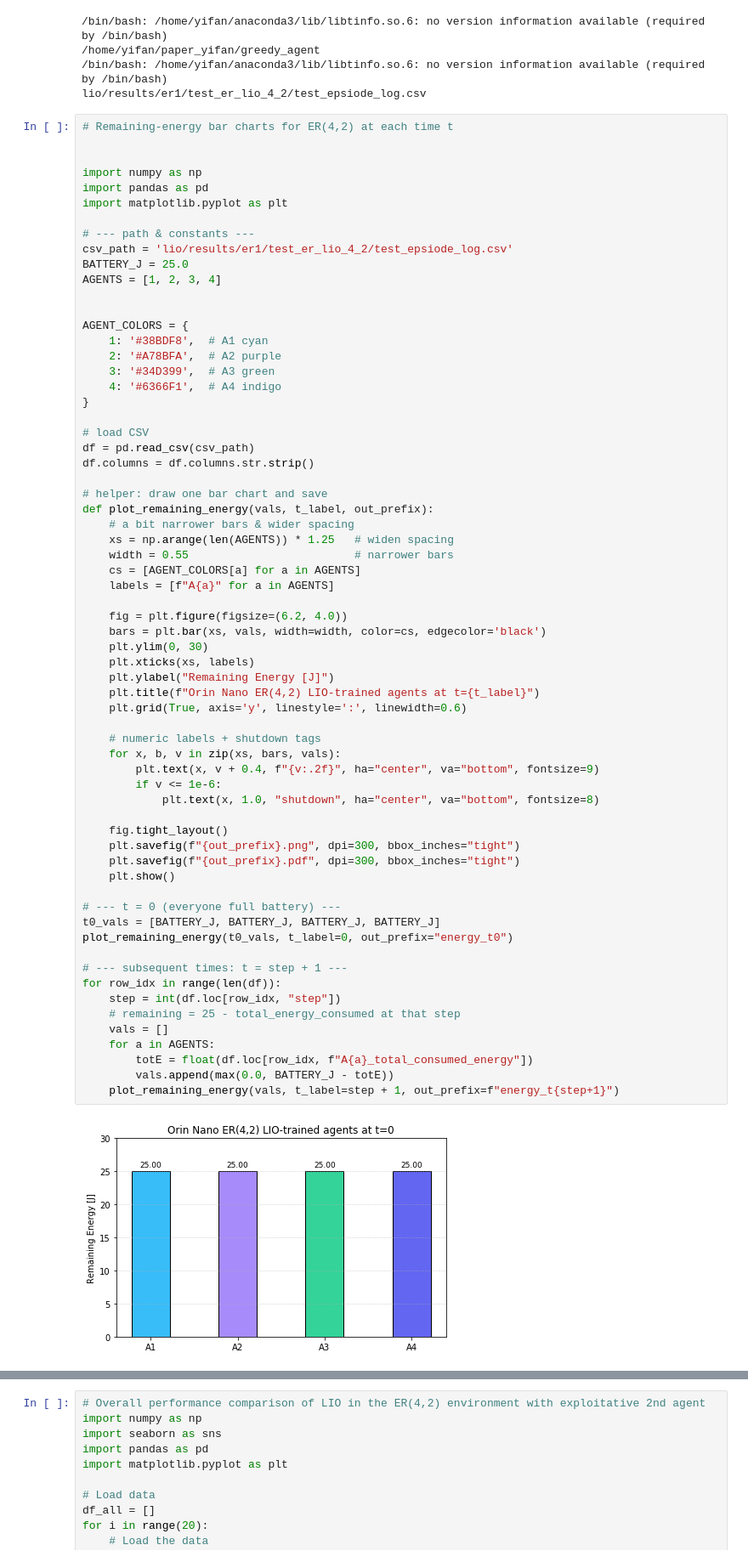
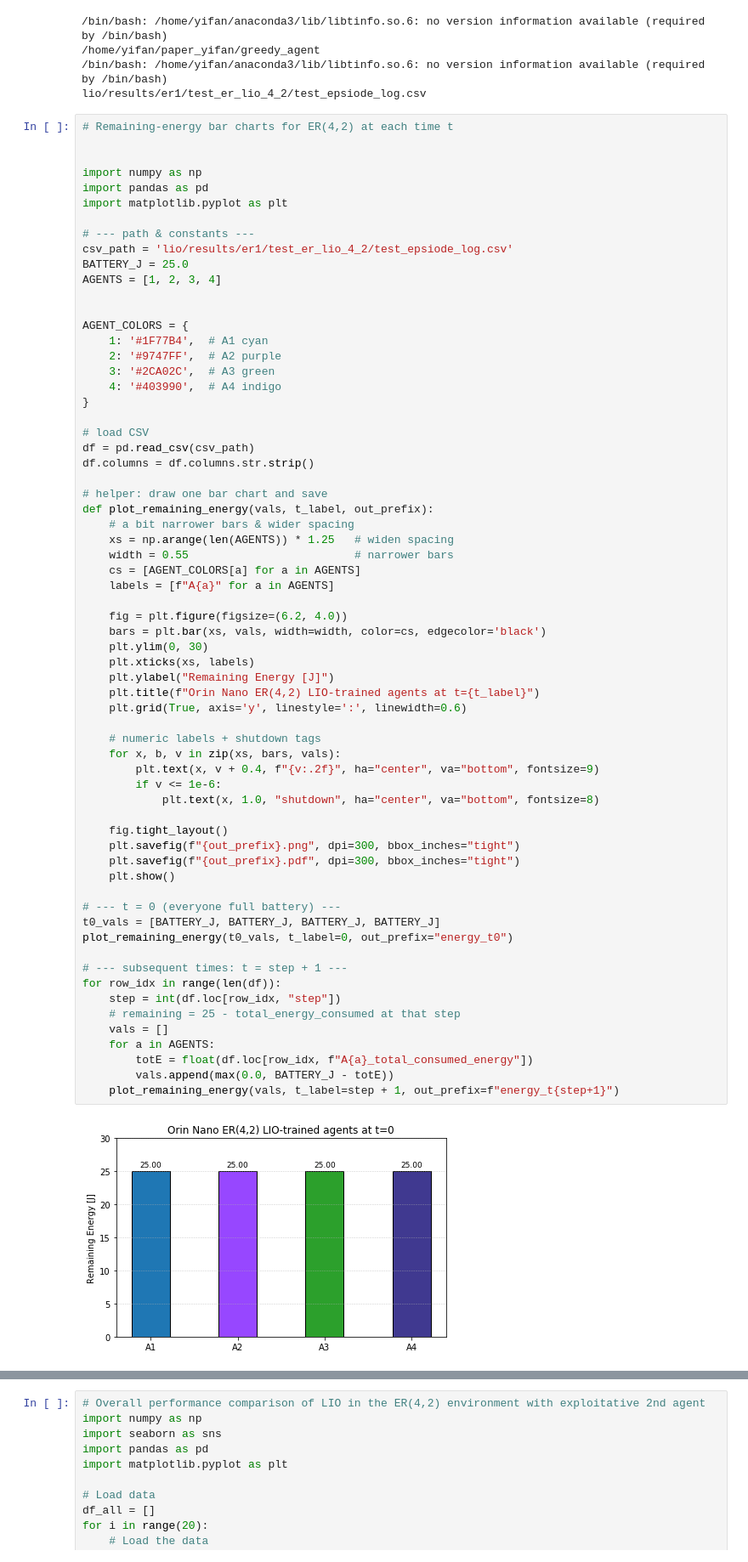
Before and after one commit to UCR-Intelligent-Robotics-Lab/greedy_agent, a Jupyter notebook: plot_ER42_REFiNE.ipynb, the cells around one changed output, grey strips where cells are left out. Shown at 85% size. Drawn from its saved outputs; the diff is of its cells as text.

```diff
--- a/plot_ER42_REFiNE.ipynb
+++ b/plot_ER42_REFiNE.ipynb
@@ -143,10 +143,10 @@ AGENTS = [1, 2, 3, 4]
 
 
 AGENT_COLORS = {
-    1: '#38BDF8',  # A1 cyan
-    2: '#A78BFA',  # A2 purple
-    3: '#34D399',  # A3 green
-    4: '#6366F1',  # A4 indigo
+    1: '#1F77B4',  # A1 cyan
+    2: '#9747FF',  # A2 purple
+    3: '#2CA02C',  # A3 green
+    4: '#403990',  # A4 indigo
 }
 
 # load CSV
@@ -167,31 +167,31 @@ def plot_remaining_energy(vals, t_label, out_prefix):
     plt.xticks(xs, labels)
     plt.ylabel("Remaining Energy [J]")
     plt.title(f"Orin Nano ER(4,2) LIO-trained agents at t={t_label}")
     plt.grid(True, axis='y', linestyle=':', linewidth=0.6)
 
     # numeric labels + shutdown tags
     for x, b, v in zip(xs, bars, vals):
         plt.text(x, v + 0.4, f"{v:.2f}", ha="center", va="bottom", fontsize=9)
         if v <= 1e-6:
             plt.text(x, 1.0, "shutdown", ha="center", va="bottom", fontsize=8)
 
     fig.tight_layout()
     plt.savefig(f"{out_prefix}.png", dpi=300, bbox_inches="tight")
     plt.savefig(f"{out_prefix}.pdf", dpi=300, bbox_inches="tight")
     plt.show()
 
 # --- t = 0 (everyone full battery) ---
 t0_vals = [BATTERY_J, BATTERY_J, BATTERY_J, BATTERY_J]
 plot_remaining_energy(t0_vals, t_label=0, out_prefix="energy_t0")
 
 # --- subsequent times: t = step + 1 ---
 for row_idx in range(len(df)):
     step = int(df.loc[row_idx, "step"])
     # remaining = 25 - total_energy_consumed at that step
     vals = []
     for a in AGENTS:
         totE = float(df.loc[row_idx, f"A{a}_total_consumed_energy"])
         vals.append(max(0.0, BATTERY_J - totE))
     plot_remaining_energy(vals, t_label=step + 1, out_prefix=f"energy_t{step+1}")
 # %% [output]
-[figure, old version]
+[figure, new version]
```
Also changed, not shown: parts of 1 cell of this notebook, 4 other files.
